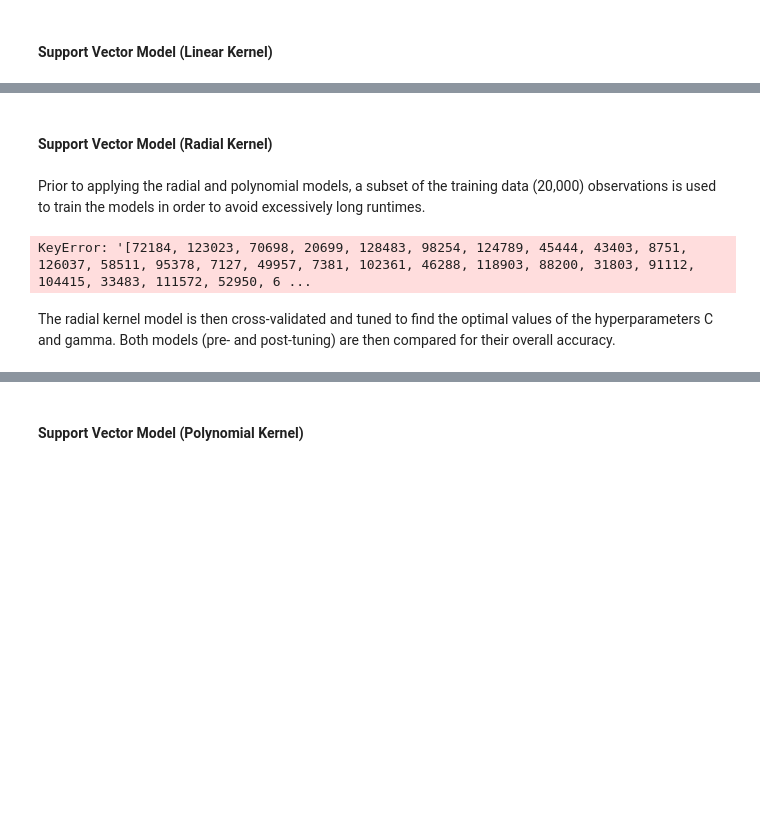
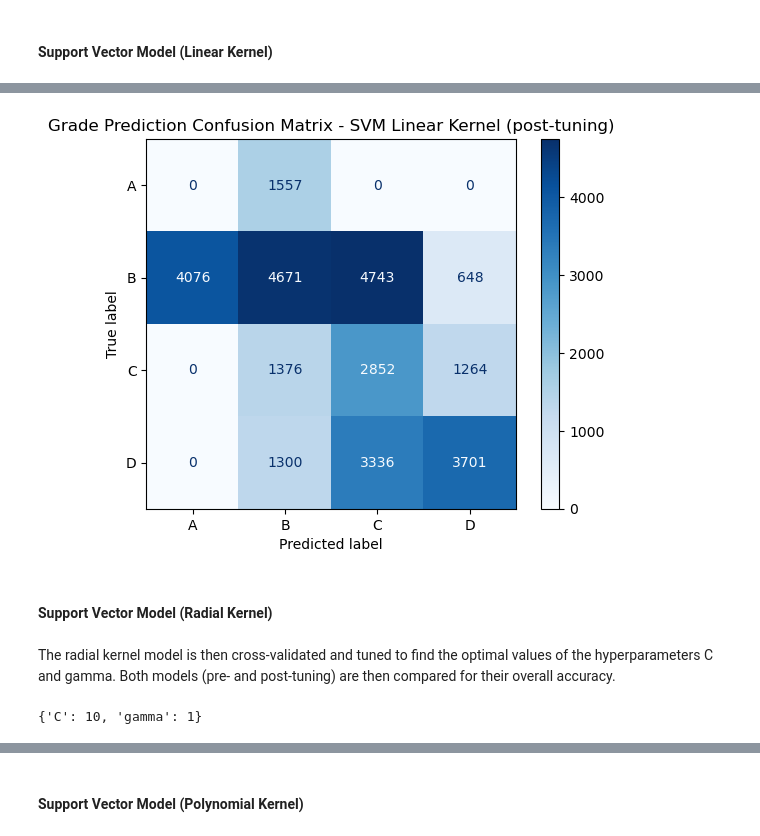
Before and after one commit to jwilsonc/PracticalHW4_5322, a Jupyter notebook: code/Final_DataPrepModeling.ipynb, the cells around one changed output, grey strips where cells are left out. Cells and saved outputs as stored; diff of their text form; code cells hidden in the pictures; blank space fills up the shorter version.

```diff
--- a/code/Final_DataPrepModeling.ipynb
+++ b/code/Final_DataPrepModeling.ipynb
@@ -1320,18 +1431,20 @@ plt.show()
+# %%
+# Create a confusion matrix
+cm_svm_linear2 = confusion_matrix(y_test, y_pred_test_lin2, labels = best_svm_linear.classes_)
+disp = ConfusionMatrixDisplay(confusion_matrix = cm_svm_linear2, display_labels = best_svm_linear.classes_)
+
+disp.plot(cmap = plt.cm.Blues)
+plt.title("Grade Prediction Confusion Matrix - SVM Linear Kernel (post-tuning)")
+plt.show()
+# %% [output]
+[figure, added]
 # %% [markdown]
 #### Support Vector Model (Radial Kernel)
-# %% [markdown]
-Prior to applying the radial and polynomial models, a subset of the training data (20,000) observations is used to train the models in order to avoid excessively long runtimes.
-# %%
-# taking subsample of training data to perform hyperparameter tuning
-X_train_sample = X_train_scaled.sample(n=20000, random_state=3)
-y_train_sample = y_train.loc[X_train_sample.index]
-# %% [output]
-KeyError: '[72184, 123023, 70698, 20699, 128483, 98254, 124789, 45444, 43403, 8751, 126037, 58511, 95378, 7127, 49957, 7381, 102361, 46288, 118903, 88200, 31803, 91112, 104415, 33483, 111572, 52950, 6 ...
 # %% [markdown]
 The radial kernel model is then cross-validated and tuned to find the optimal values of the hyperparameters C and gamma. Both models (pre- and post-tuning) are then compared for their overall accuracy.
 # %%
 # fit SVM with radial kernel
-svm_radial = SVC(kernel='rbf', class_weight='balanced')
+svm_radial = SVC(kernel='rbf', class_weight='balanced', probability=True)
 svm_radial.fit(X_train_sample, y_train_sample)
 
 kfold = skm.KFold(5, random_state=0, shuffle=True)
@@ -1339,9 +1452,11 @@ kfold = skm.KFold(5, random_state=0, shuffle=True)
 grid_svm_radial = skm.GridSearchCV(svm_radial,
                         {'C':[0.1,1,10],
                          'gamma':[0.01,0.1,1]},
-                        refit=True,
+                        refit='roc_auc',
                         cv=kfold,
-                        scoring='accuracy',
+                        scoring={"roc_auc": "roc_auc_ovr", "f1": "f1_weighted"},
                         n_jobs=-1)
 grid_svm_radial.fit(X_train_sample, y_train_sample)
 grid_svm_radial.best_params_
+# %% [output]
+{'C': 10, 'gamma': 1}
```
Also changed, not shown: parts of 46 cells of this notebook.
